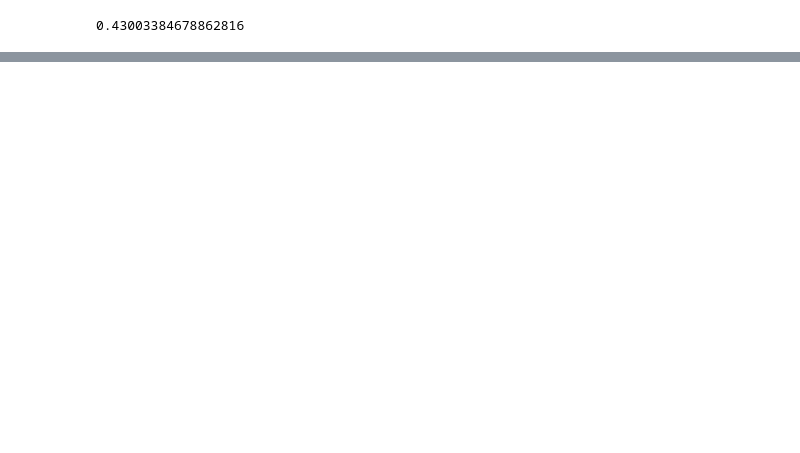
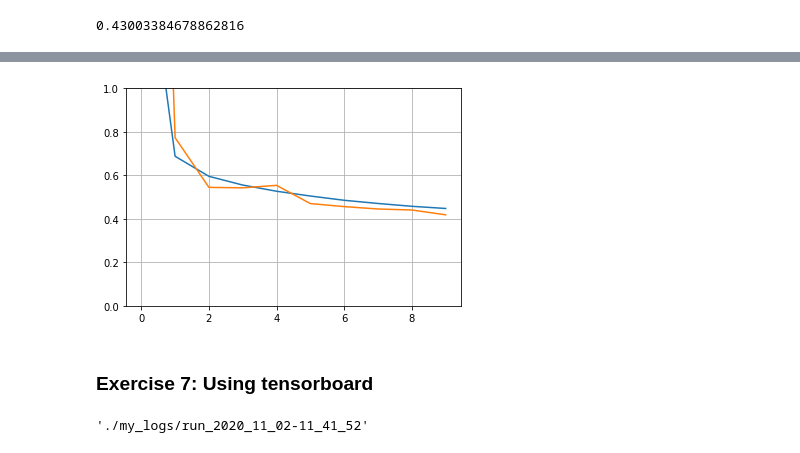
Before and after one commit to dtrad/geoml_course, a Jupyter notebook: Practice17_DNN.ipynb, the cells around one changed output, grey strips where cells are left out. Saved outputs shown, nothing was run; the diff lists cells and outputs as text; code cells hidden in the pictures; blank space fills up the shorter version.

```diff
--- a/Practice17_DNN.ipynb
+++ b/Practice17_DNN.ipynb
@@ -584,0 +589,2 @@ print(mse_test)
+# %%
+model2 = keras.models.load_model("my_keras_model.h5")
@@ -584,0 +608,14 @@ print(mse_test)
+# %%
+model = keras.models.Sequential([
+    keras.layers.Dense(30, activation="relu", input_shape=[8]),
+    keras.layers.Dense(30, activation="relu"),
+    keras.layers.Dense(1)
+])
+# %%
+model.compile(loss="mse", optimizer=keras.optimizers.SGD(lr=1e-3))
+checkpoint_cb = keras.callbacks.ModelCheckpoint("my_keras_model.h5", save_best_only=True)
+history = model.fit(X_train, y_train, epochs=10,
+                    validation_data=(X_valid, y_valid),
+                    callbacks=[checkpoint_cb])
+model = keras.models.load_model("my_keras_model.h5") # rollback to best model
+mse_test = model.evaluate(X_test, y_test)
@@ -584,0 +640,20 @@ print(mse_test)
+# %%
+plt.plot(pd.DataFrame(history.history))
+plt.grid(True)
+plt.gca().set_ylim(0, 1)
+plt.show()
+# %% [output]
+[figure, added]
+# %% [markdown]
+### Exercise 7: Using tensorboard
+# %%
+root_logdir = os.path.join(os.curdir, "my_logs")
+def get_run_logdir():
+    import time
+    run_id = time.strftime("run_%Y_%m_%d-%H_%M_%S")
+    return os.path.join(root_logdir, run_id)
+
+run_logdir = get_run_logdir()
+run_logdir
+# %% [output]
+'./my_logs/run_2020_11_02-11_41_52'
```
Also changed, not shown: parts of 14 cells of this notebook.
